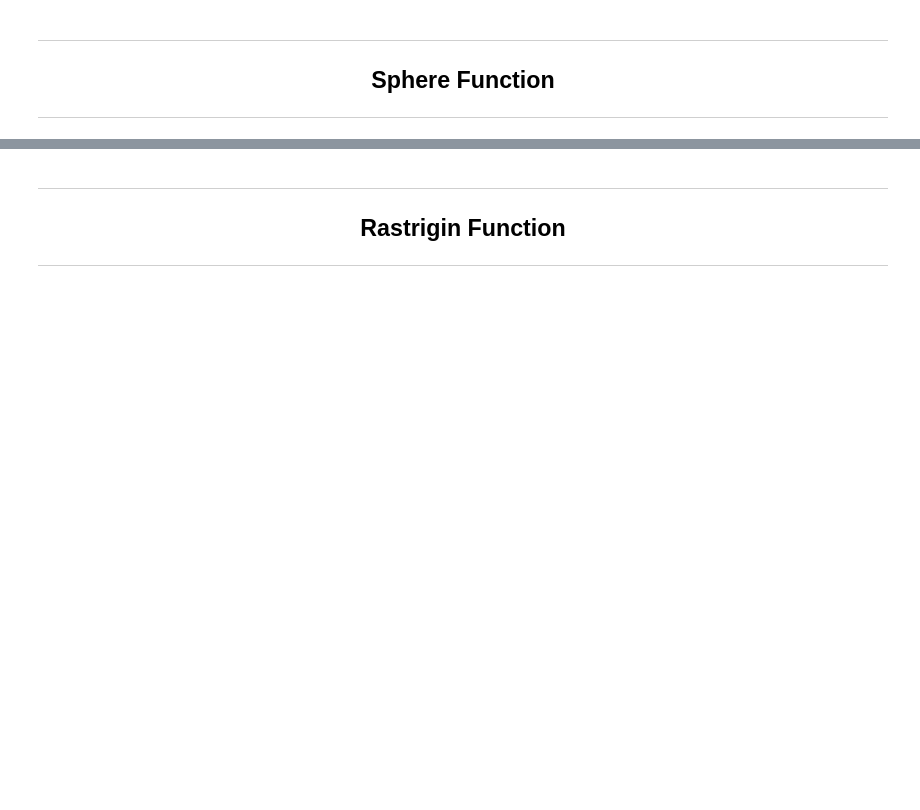
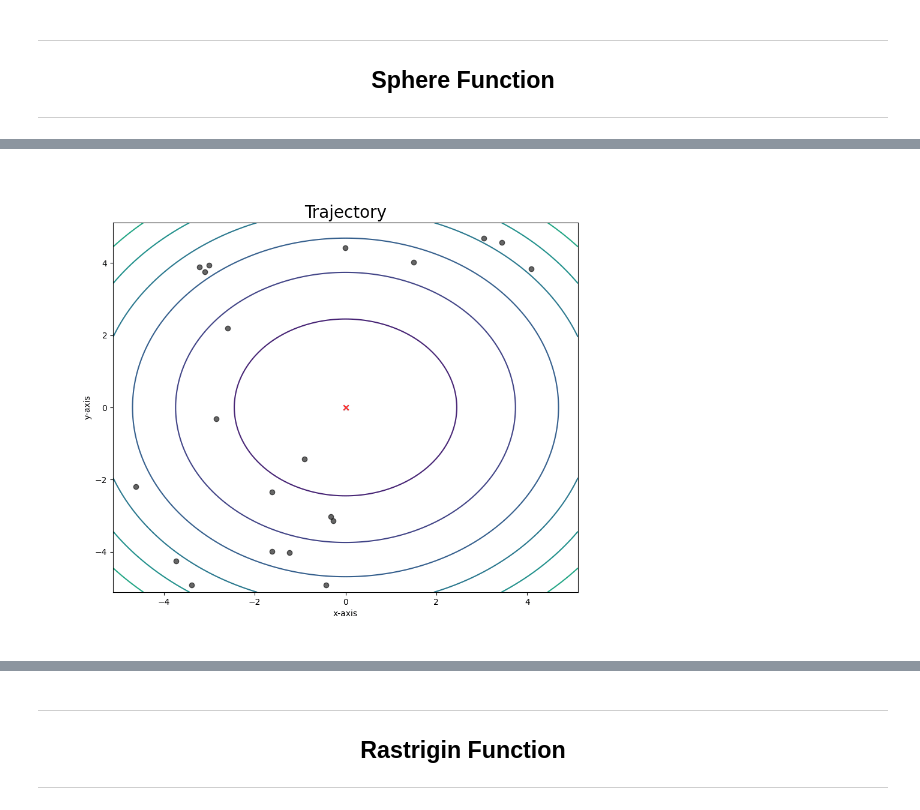
Before and after one commit to EstevesX10/Particle-Swarm-Optimization, a Jupyter notebook: Particle Swarm Optimization/PSO with Pyswarms/Particle Swarm Optimization with Pyswarms.ipynb, the cells around one changed output, grey strips where cells are left out. Cells and saved outputs as stored; diff of their text form; code cells hidden in the pictures; blank space fills up the shorter version.

```diff
--- a/Particle Swarm Optimization/PSO with Pyswarms/Particle Swarm Optimization with Pyswarms.ipynb
+++ b/Particle Swarm Optimization/PSO with Pyswarms/Particle Swarm Optimization with Pyswarms.ipynb
@@ -126,0 +125,5 @@ plt.close()
+# %%
+# Plot the 2D Trajectory
+Image(data="./Particle Searches/2D_SphereParticlesSearch.gif", width=600)
+# %% [output]
+[figure, added]
```
Also changed, not shown: parts of 27 cells of this notebook.
